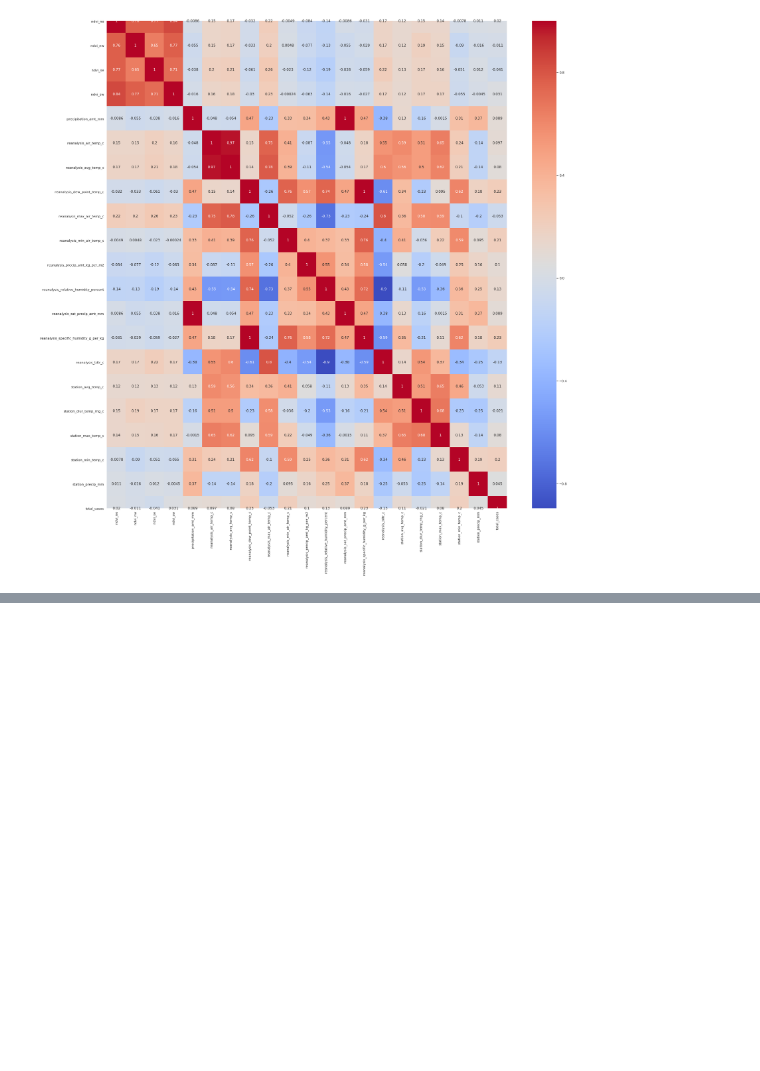
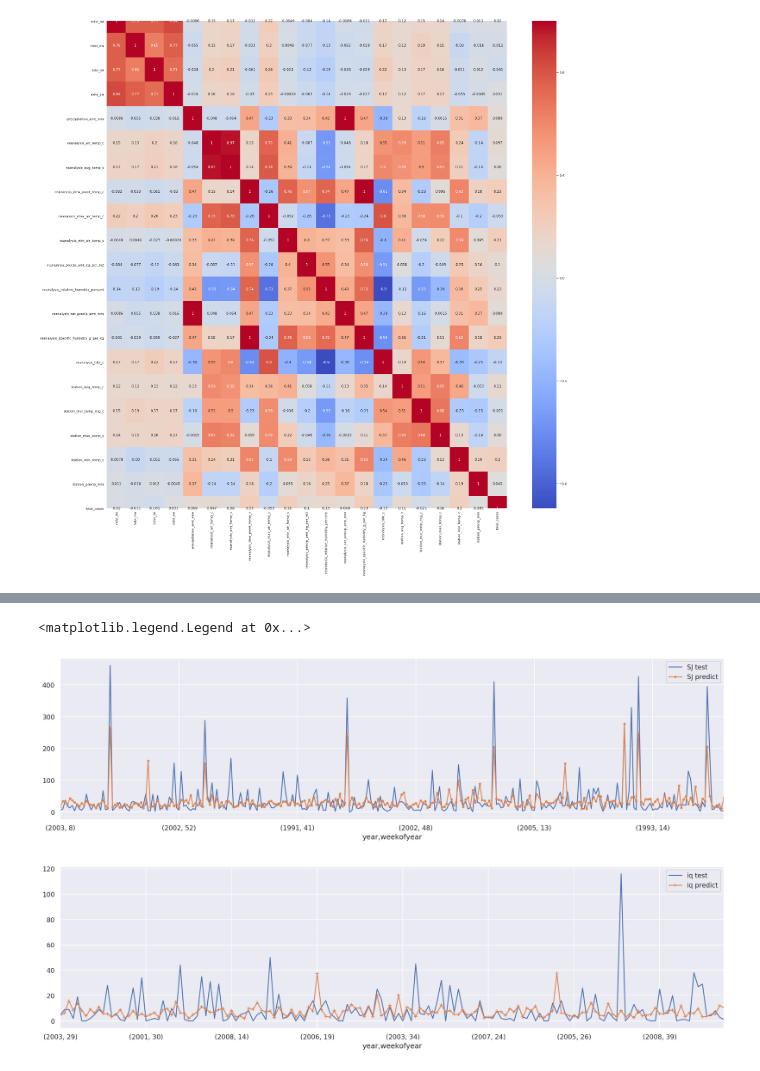
Before and after one commit to yelled1/DengiAI, a Jupyter notebook: Analysis.ipynb, the cells around one changed output, grey strips where cells are left out. Cells and saved outputs as stored; diff of their text form; code cells hidden in the pictures; blank space fills up the shorter version.

```diff
--- a/Analysis.ipynb
+++ b/Analysis.ipynb
@@ -151,0 +184,7 @@ Features do NOT show high correlation looking at the colors
+# %%
+# Converting it to dataframes for easy access
+df_sj_Y_pred = pd.DataFrame(Y_test_sj)
+df_sj_Y_pred['predictions'] = predictions_sj
+
+df_iq_Y_pred = pd.DataFrame(Y_test_iq)
+df_iq_Y_pred['predictions'] = predictions_iq
@@ -151,0 +202,26 @@ Features do NOT show high correlation looking at the colors
+# %%
+#df.plot(style=['+-','o-','.--','s:'])
+
+mpl.rcParams['figure.dpi'] = 150
+plt.figure(figsize = (20, 5))
+(df_sj_Y_pred
+     .total_cases
+     .plot(label='SJ test'))
+(df_sj_Y_pred
+     .predictions
+     .plot(label='SJ predict', style='.-'))
+plt.legend()
+
+plt.figure(figsize = (20, 5))
+(df_iq_Y_pred
+     .total_cases
+     .plot(label='iq test'))
+(df_iq_Y_pred
+     .predictions
+     .plot(label='iq predict', style='-+'))
+plt.legend()
+plt.show()
+# %% [output]
+<matplotlib.legend.Legend at 0x...>
+[figure, added]
+[figure, added]
```
Also changed, not shown: parts of 7 cells of this notebook.
